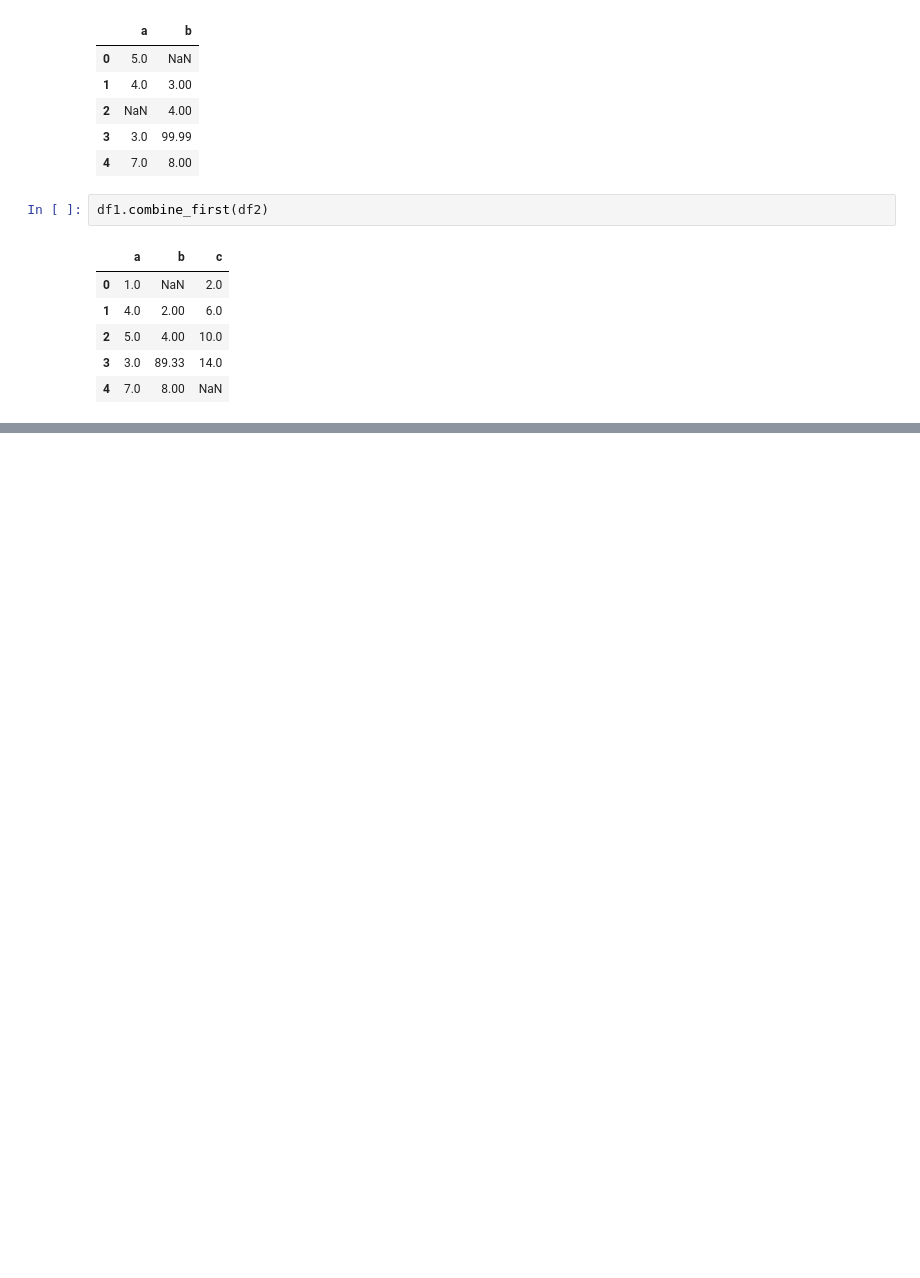
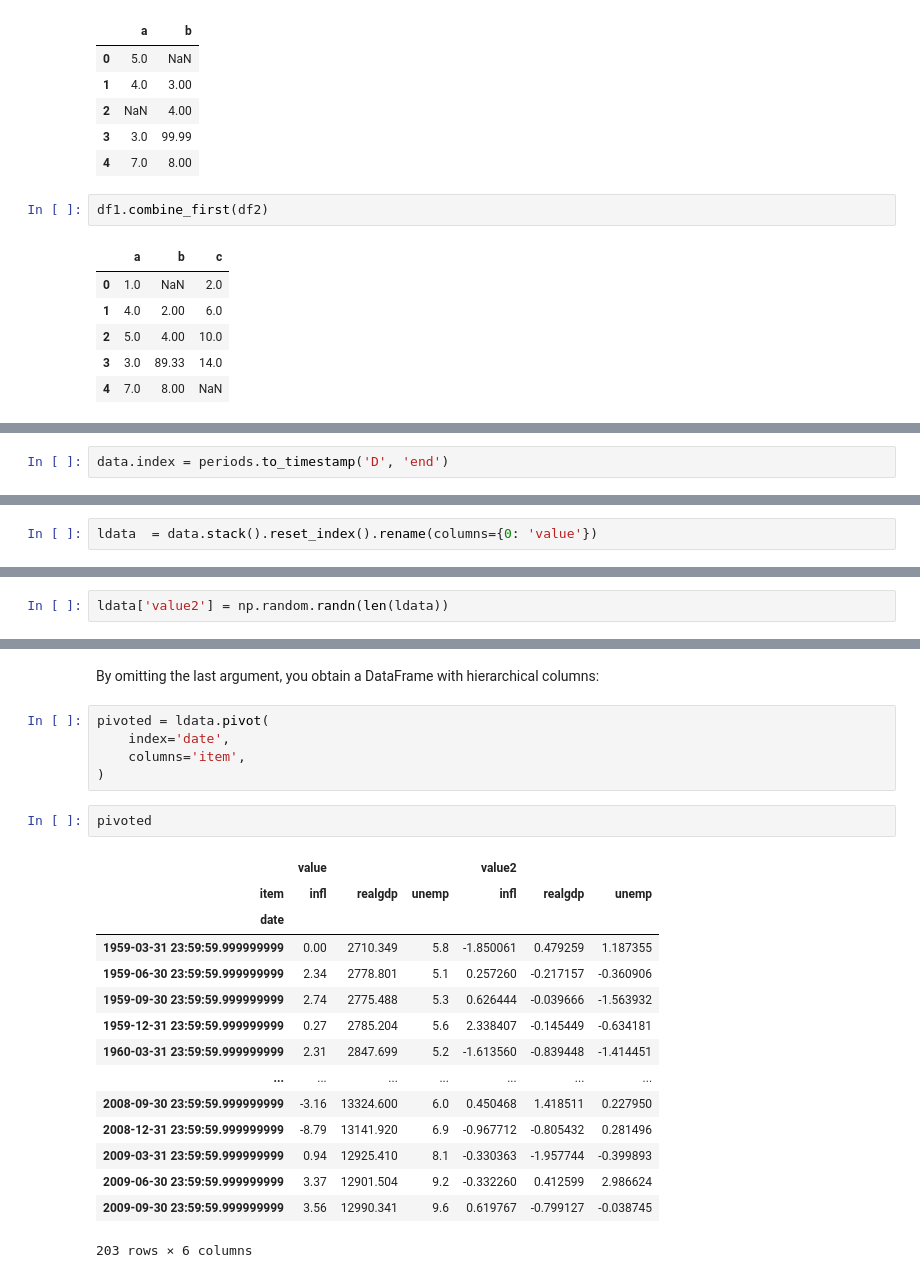
Before and after one commit to JoyanGit/PyData-Analysis-3E-Wes-McKinney, a Jupyter notebook: Ch8 - Data Wrangling.ipynb, the cells around one changed output, grey strips where cells are left out. Cells and saved outputs as stored; diff of their text form; blank space fills up the shorter version.

```diff
--- a/Ch8 - Data Wrangling.ipynb
+++ b/Ch8 - Data Wrangling.ipynb
@@ -2000,0 +2372,2 @@ df1.combine_first(df2)
+# %%
+data.index = periods.to_timestamp('D', 'end')
@@ -2000,0 +2393,2 @@ df1.combine_first(df2)
+# %%
+ldata  = data.stack().reset_index().rename(columns={0: 'value'})
@@ -2000,0 +2651,2 @@ df1.combine_first(df2)
+# %%
+ldata['value2'] = np.random.randn(len(ldata))
@@ -2000,0 +2669,25 @@ df1.combine_first(df2)
+# %% [markdown]
+By omitting the last argument, you obtain a DataFrame with hierarchical columns:
+# %%
+pivoted = ldata.pivot(
+    index='date',
+    columns='item',
+)
+# %%
+pivoted
+# %% [output]
+|  | value |  |  | value2 |  |  |
+| item | infl | realgdp | unemp | infl | realgdp | unemp |
+| date |  |  |  |  |  |  |
+| 1959-03-31 23:59:59.999999999 | 0.00 | 2710.349 | 5.8 | -1.850061 | 0.479259 | 1.187355 |
+| 1959-06-30 23:59:59.999999999 | 2.34 | 2778.801 | 5.1 | 0.257260 | -0.217157 | -0.360906 |
+| 1959-09-30 23:59:59.999999999 | 2.74 | 2775.488 | 5.3 | 0.626444 | -0.039666 | -1.563932 |
+| 1959-12-31 23:59:59.999999999 | 0.27 | 2785.204 | 5.6 | 2.338407 | -0.145449 | -0.634181 |
+| 1960-03-31 23:59:59.999999999 | 2.31 | 2847.699 | 5.2 | -1.613560 | -0.839448 | -1.414451 |
+| ... | ... | ... | ... | ... | ... | ... |
+| 2008-09-30 23:59:59.999999999 | -3.16 | 13324.600 | 6.0 | 0.450468 | 1.418511 | 0.227950 |
+| 2008-12-31 23:59:59.999999999 | -8.79 | 13141.920 | 6.9 | -0.967712 | -0.805432 | 0.281496 |
+| 2009-03-31 23:59:59.999999999 | 0.94 | 12925.410 | 8.1 | -0.330363 | -1.957744 | -0.399893 |
+| 2009-06-30 23:59:59.999999999 | 3.37 | 12901.504 | 9.2 | -0.332260 | 0.412599 | 2.986624 |
+| 2009-09-30 23:59:59.999999999 | 3.56 | 12990.341 | 9.6 | 0.619767 | -0.799127 | -0.038745 |
+203 rows × 6 columns
```
Also changed, not shown: parts of 107 cells of this notebook, 1 other file.
